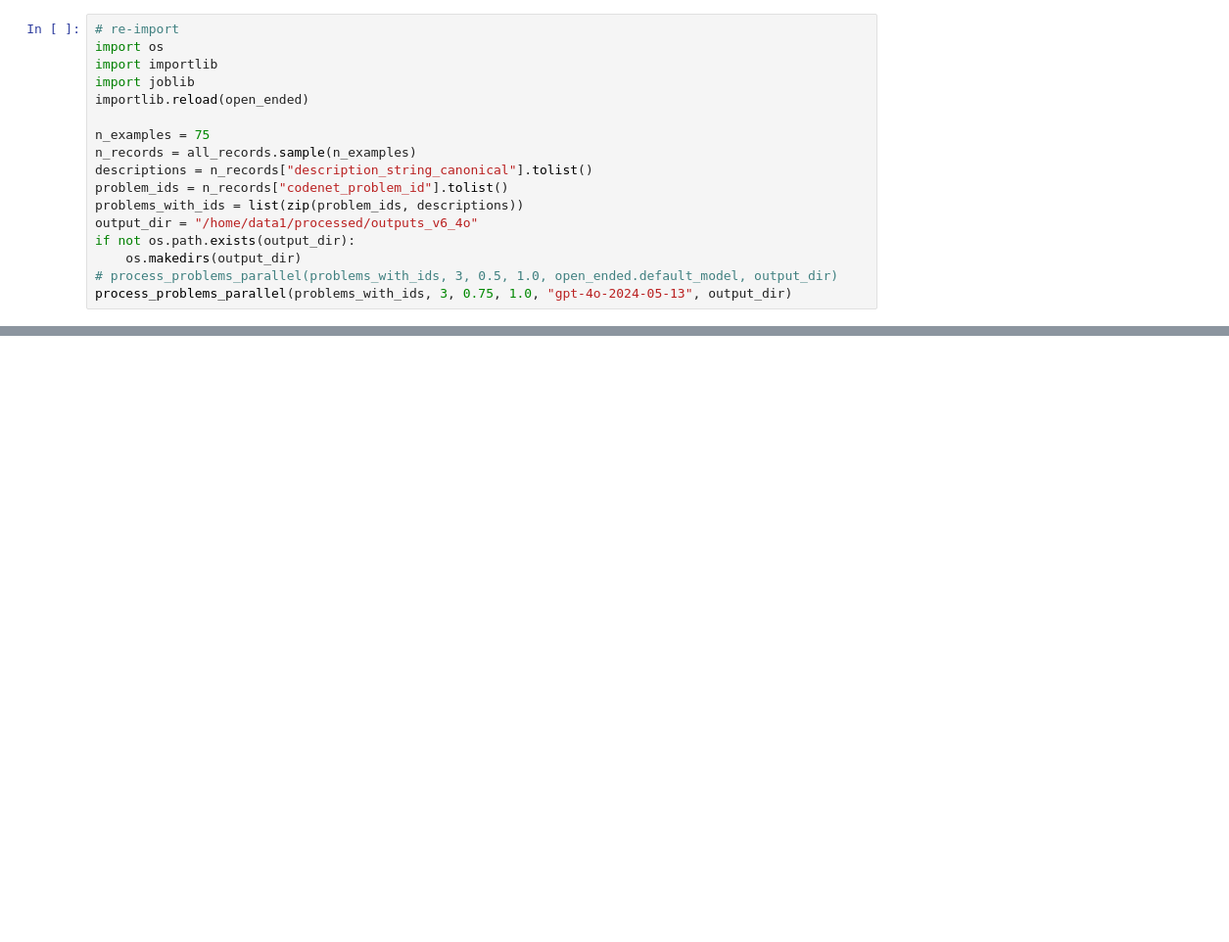
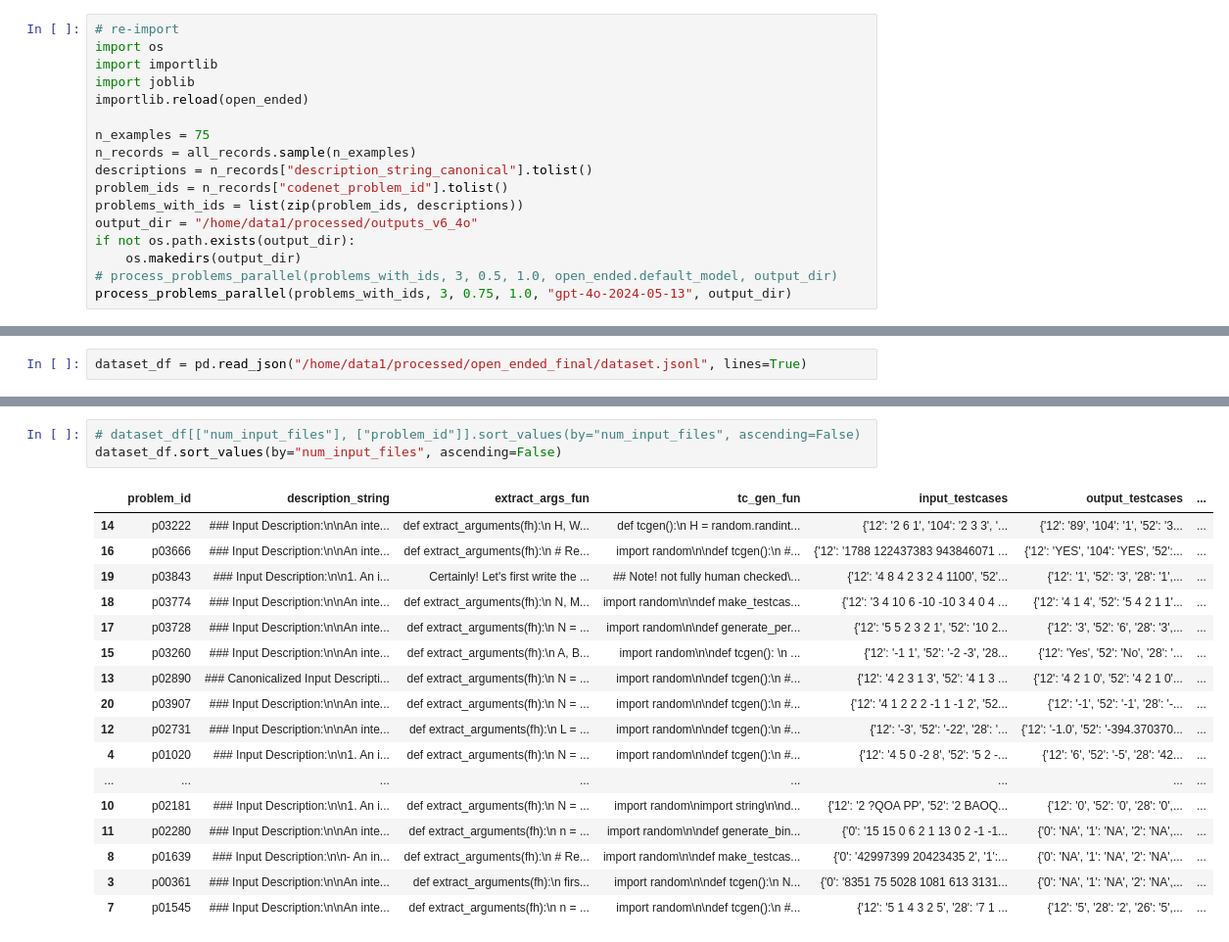
Before and after one commit to shuoli90/program_cal_diverse, a Jupyter notebook: notebooks/MakeOpenEnded.ipynb, the cells around one changed output, grey strips where cells are left out. Shown: that part at 98% size. Cells and saved outputs as stored; diff of their text form; blank space fills up the shorter version.

Commit message:
finalize some dataset processing

```diff
--- a/notebooks/MakeOpenEnded.ipynb
+++ b/notebooks/MakeOpenEnded.ipynb
@@ -213,0 +430,2 @@ process_problems_parallel(problems_with_ids, 3, 0.75, 1.0, "gpt-4o-2024-05-13",
+# %%
+dataset_df = pd.read_json("/home/data1/processed/open_ended_final/dataset.jsonl", lines=True)
@@ -213,0 +445,21 @@ process_problems_parallel(problems_with_ids, 3, 0.75, 1.0, "gpt-4o-2024-05-13",
+# %%
+# dataset_df[["num_input_files"], ["problem_id"]].sort_values(by="num_input_files", ascending=False)
+dataset_df.sort_values(by="num_input_files", ascending=False)
+# %% [output]
+|  | problem_id | description_string | extract_args_fun | tc_gen_fun | input_testcases | output_testcases | ... |
+| 14 | p03222 | ### Input Description:\n\nAn inte... | def extract_arguments(fh):\n H, W... | def tcgen():\n H = random.randint... | {'12': '2 6 1', '104': '2 3 3', '... | {'12': '89', '104': '1', '52': '3... | ... |
+| 16 | p03666 | ### Input Description:\n\nAn inte... | def extract_arguments(fh):\n # Re... | import random\n\ndef tcgen():\n #... | {'12': '1788 122437383 943846071 ... | {'12': 'YES', '104': 'YES', '52':... | ... |
+| 19 | p03843 | ### Input Description:\n\n1. An i... | Certainly! Let's first write the ... | ## Note! not fully human checked\... | {'12': '4 8 4 2 3 2 4 1100', '52'... | {'12': '1', '52': '3', '28': '1',... | ... |
+| 18 | p03774 | ### Input Description:\n\nAn inte... | def extract_arguments(fh):\n N, M... | import random\n\ndef make_testcas... | {'12': '3 4 10 6 -10 -10 3 4 0 4 ... | {'12': '4 1 4', '52': '5 4 2 1 1'... | ... |
+| 17 | p03728 | ### Input Description:\n\nAn inte... | def extract_arguments(fh):\n N = ... | import random\n\ndef generate_per... | {'12': '5 5 2 3 2 1', '52': '10 2... | {'12': '3', '52': '6', '28': '3',... | ... |
+| 15 | p03260 | ### Input Description:\n\nAn inte... | def extract_arguments(fh):\n A, B... | import random\n\ndef tcgen(): \n ... | {'12': '-1 1', '52': '-2 -3', '28... | {'12': 'Yes', '52': 'No', '28': '... | ... |
+| 13 | p02890 | ### Canonicalized Input Descripti... | def extract_arguments(fh):\n N = ... | import random\n\ndef tcgen():\n #... | {'12': '4 2 3 1 3', '52': '4 1 3 ... | {'12': '4 2 1 0', '52': '4 2 1 0'... | ... |
+| 20 | p03907 | ### Input Description:\n\nAn inte... | def extract_arguments(fh):\n N = ... | import random\n\ndef tcgen():\n #... | {'12': '4 1 2 2 2 -1 1 -1 2', '52... | {'12': '-1', '52': '-1', '28': '-... | ... |
+| 12 | p02731 | ### Input Description:\n\nAn inte... | def extract_arguments(fh):\n L = ... | import random\n\ndef tcgen():\n #... | {'12': '-3', '52': '-22', '28': '... | {'12': '-1.0', '52': '-394.370370... | ... |
+| 4 | p01020 | ### Input Description:\n\n1. An i... | def extract_arguments(fh):\n N = ... | import random\n\ndef tcgen():\n #... | {'12': '4 5 0 -2 8', '52': '5 2 -... | {'12': '6', '52': '-5', '28': '42... | ... |
+| ... | ... | ... | ... | ... | ... | ... | ... |
+| 10 | p02181 | ### Input Description:\n\n1. An i... | def extract_arguments(fh):\n N = ... | import random\nimport string\n\nd... | {'12': '2 ?QOA PP', '52': '2 BAOQ... | {'12': '0', '52': '0', '28': '0',... | ... |
+| 11 | p02280 | ### Input Description:\n\nAn inte... | def extract_arguments(fh):\n n = ... | import random\n\ndef generate_bin... | {'0': '15 15 0 6 2 1 13 0 2 -1 -1... | {'0': 'NA', '1': 'NA', '2': 'NA',... | ... |
+| 8 | p01639 | ### Input Description:\n\n- An in... | def extract_arguments(fh):\n # Re... | import random\n\ndef make_testcas... | {'0': '42997399 20423435 2', '1':... | {'0': 'NA', '1': 'NA', '2': 'NA',... | ... |
+| 3 | p00361 | ### Input Description:\n\nAn inte... | def extract_arguments(fh):\n firs... | import random\n\ndef tcgen():\n N... | {'0': '8351 75 5028 1081 613 3131... | {'0': 'NA', '1': 'NA', '2': 'NA',... | ... |
+| 7 | p01545 | ### Input Description:\n\nAn inte... | def extract_arguments(fh):\n n = ... | import random\n\ndef tcgen():\n #... | {'12': '5 1 4 3 2 5', '28': '7 1 ... | {'12': '5', '28': '2', '26': '5',... | ... |
```
Also changed, not shown: parts of 15 cells of this notebook, 1 other file.
